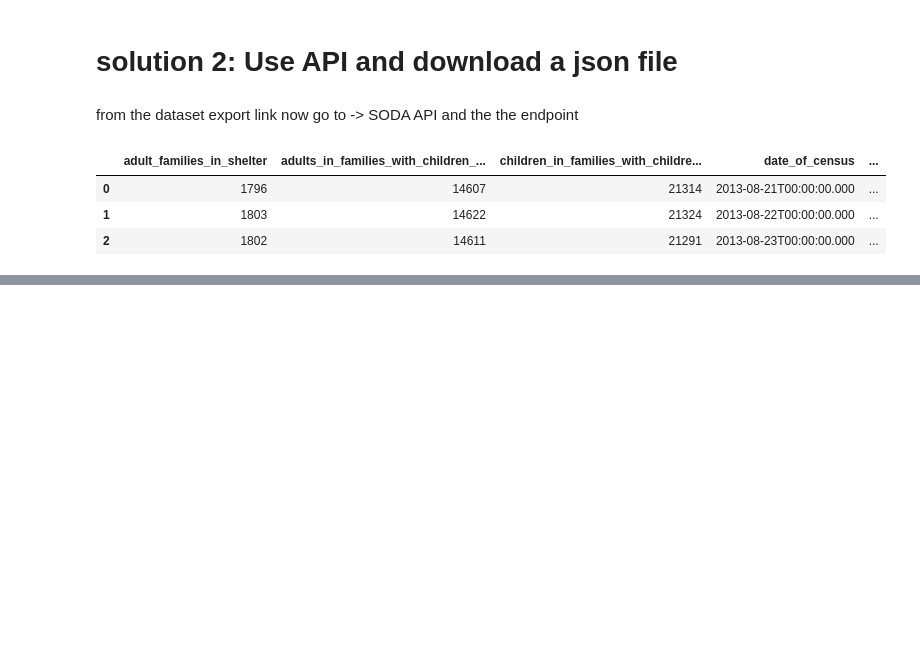
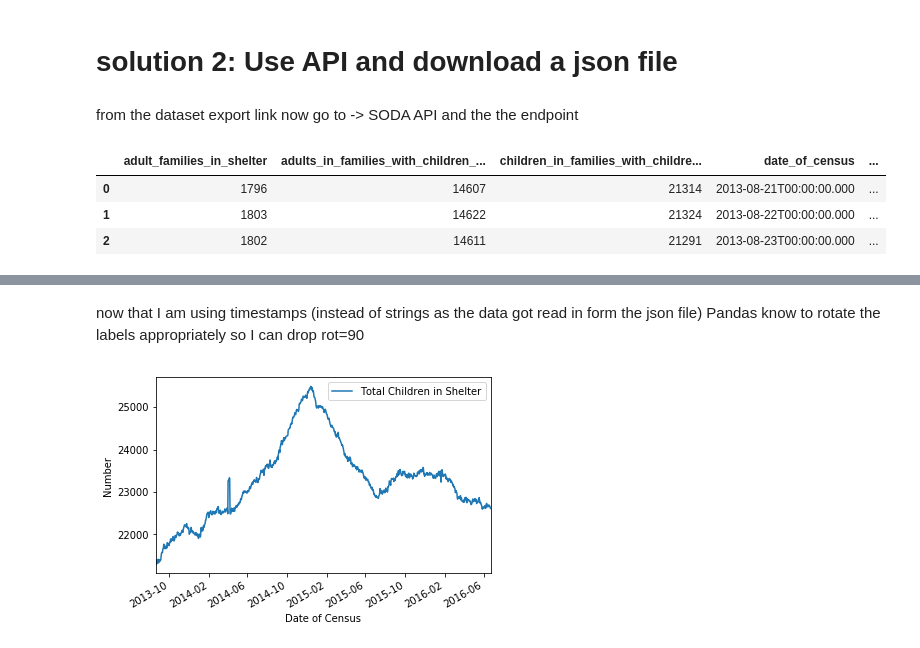
Before and after one commit to fedhere/PUI2018_fb55, a Jupyter notebook: HW3_fb55/Assignment2_example.ipynb, the cells around one changed output, grey strips where cells are left out. Saved outputs shown, nothing was run; the diff lists cells and outputs as text; code cells hidden in the pictures; blank space fills up the shorter version.

```diff
--- a/HW3_fb55/Assignment2_example.ipynb
+++ b/HW3_fb55/Assignment2_example.ipynb
@@ -187,0 +202,7 @@ df.head(3)
+# %% [markdown]
+now that I am using timestamps (instead of strings as the data got read in form the json file) Pandas know to rotate the labels appropriately so I can drop rot=90
+# %%
+ax = dhs_3c.plot(x='Date of Census', y='Total Children in Shelter')
+ax.set_ylabel("Number");
+# %% [output]
+[figure, added]
```
Also changed, not shown: parts of 19 cells of this notebook.
